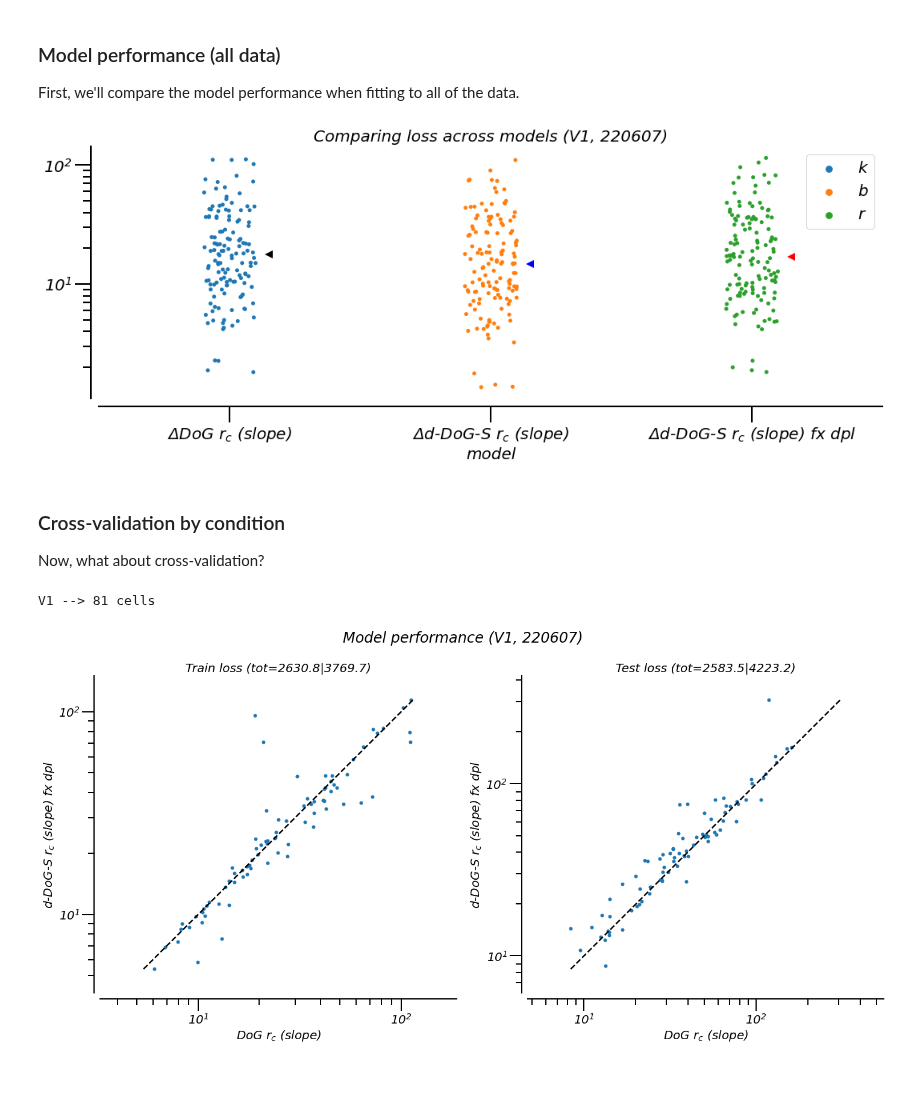
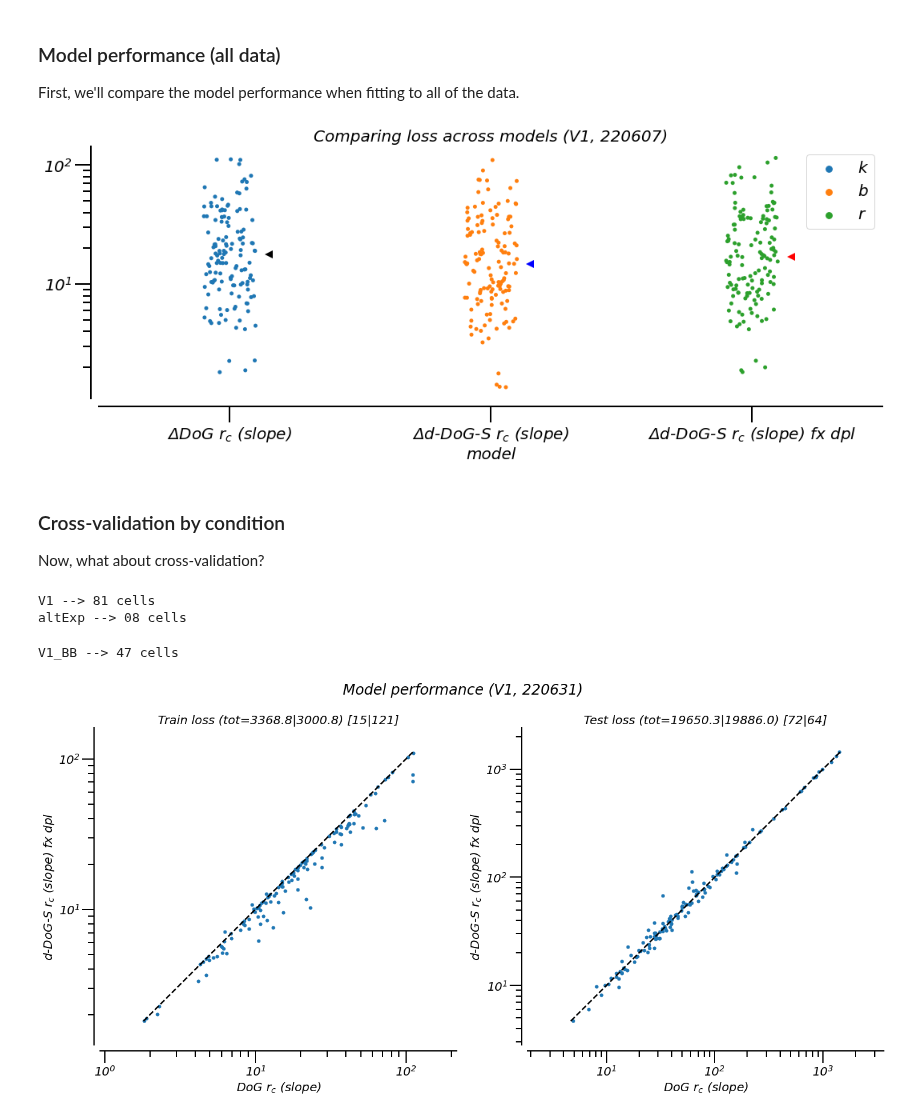
Before and after one commit to paul-levy/SF-diversity, a Jupyter notebook: 01_sfTuning_contrast.ipynb, the cells around one changed output. Cells and saved outputs as stored; diff of their text form; code cells hidden in the pictures; blank space fills up the shorter version.

```diff
--- a/01_sfTuning_contrast.ipynb
+++ b/01_sfTuning_contrast.ipynb
@@ -427,6 +370,8 @@ thresh = -1e5;
 
 phAdj = 1;
 # phAdj = 0;
+
+phAdj_str = '_phAdj' if phAdj else ''
 
 nlls_summary_all = [];
 
@@ -587,7 +532,7 @@ First, across cells
 # winners
 
 nrows, ncols = 1, 2;
-f, ax = plt.subplots(nrows, ncols, figsize=(ncols*18,nrows*15))
+f, ax = plt.subplots(nrows, ncols, figsize=(ncols*12,nrows*10))
 use_norm = False;
 monochrome = False;
 alph = 0.5
@@ -609,12 +554,12 @@ else:
 
 if monochrome:
     [ax[0].plot(i+0.3, np.median(vals[:,i,test_ind]), '<', markersize=20, color='k') for i in range(nMods)]
-    sns.swarmplot(ax=ax[0], x=np.tile(np.arange(nMods), nCells),
+    sns.stripplot(ax=ax[0], x=np.tile(np.arange(nMods), nCells),
                   y=hf.flatten_list(np.clip(vals[:,:,test_ind], None, upper_bound)),
                   size = 10, edgecolor='None', alpha=alph, color='k');
 else:
     [ax[0].plot(i+0.3, np.median(vals[:,i,test_ind]), '<', markersize=20) for i in range(nMods)]
-    sns.swarmplot(ax=ax[0], x=np.tile(np.arange(nMods), nCells),
+    sns.stripplot(ax=ax[0], x=np.tile(np.arange(nMods), nCells),
                   y=hf.flatten_list(np.clip(vals[:,:,test_ind], None, upper_bound)),
                   size = 10, edgecolor='None');
 # [ax[0].plot(i+0.15, np.median(vals[:,i,test_ind]), '<', color=param_alpha[nFreeParams[i]], markersize=10) for i in range(nMods)]
@@ -652,7 +597,7 @@ ax[1].tick_params(axis='x', which='minor', bottom=False)
 ax[1].set_xticks(range(nMods));
 ax[1].set_xticklabels(labels=[r'$\Delta$%s' % x for x in names], rotation=30);
 
-f.suptitle('Cros-validated test performance (LGN, %s)' % date);
+f.suptitle('Cross-validated test performance (LGN, %s)' % date);
 f.tight_layout();
 
 # Now save, too
@@ -872,7 +832,7 @@ pdfSv = pltSave.PdfPages(save_loc + saveName);
 pdfSv.savefig(f); # only one figure here...
 pdfSv.close()
 # %% [output]
-[figure, old version]
+[figure, new version]
 # %% [markdown]
 ### Cross-validation by condition
 Now, what about cross-validation?
@@ -880,7 +840,7 @@ Now, what about cross-validation?
 # thresh = 10;
 thresh = -1e5;
 
-expDirs = ['V1']#, 'V1_BB']#, 'V1_orig'];
+expDirs = ['V1', 'altExp', 'V1_BB']#, 'V1_orig'];
 joints = [7,9];
 whichMods = [1,3]; # sach (DoG), d-DoG-S
 nFreeParams = [2,3];
@@ -890,6 +850,7 @@ names = [r'DoG $r_c$ (slope)', r'd-DoG-S $r_c$ (slope) fx dpl'];
 # whichMods = [1,3,3]; # sach (DoG), d-DoG-S
 # nFreeParams = [2,5,3];
 # names = [r'DoG $r_c$ (slope)', r'd-DoG-S $r_c$ (slope)', r'd-DoG-S $r_c$ (slope) fx dpl'];
+
 # joints = [7,7,8,9];
 # whichMods = [1,3,3,3]; # sach (DoG), d-DoG-S
 # nFreeParams = [2,5,4,3];
@@ -912,7 +873,8 @@ for expDir in expDirs:
     dl = hf.np_smart_load('%s/structures/%s' % (expDir, dl_name));
     cell_names = dl['unitName'];
 
-    date = '220607'
+    date = '220631'
+#     date = '220607'
     dogName = 'descrFits%s_%s' % ('HPC' if isHPC else '', date);
 
     nMods = len(joints);
@@ -924,8 +886,10 @@ for expDir in expDirs:
         nBoots = ref_mod[0]['dc']['mask']['boot_paramList'].shape[0];
         for c in sorted(ref_mod.keys()):
             ref_mod[c] = ref_mod[c]['dc']['mask'];
+        isBB = True;
     else:
         nBoots = ref_mod[0]['boot_paramList'].shape[0];
+        isBB = False;
 
     print('%s --> %02d cells' % (expDir, nCells))
 
@@ -966,7 +930,7 @@ for expDir in expDirs:
                 f1f0_str = bb_get_resp_str(bb_compute_f1f0(curr_cell['sfBB_core'])[0] > 1);
                 curr_mod[c] = curr_mod[c][f1f0_str]['mask']; # overwrite so that we only have DC OR F1, only mask
 
-            test_nll = curr_mod[c]['boot_NLL_cv_test'][0];
+            test_nll = curr_mod[c]['boot_NLL_cv_test'] if isBB else curr_mod[c]['boot_NLL_cv_test'][0];
 
             if thresh>0:
                 cell_name = cell_names[c]
@@ -993,14 +957,14 @@ for expDir in expDirs:
             # -- train
             try:
                 if j>0:
-                    nlls_summary[c,i,train_ind] = curr_mod[c]['totalNLL'][0]
+                    nlls_summary[c,i,train_ind] = curr_mod[c]['totalNLL'] if isBB else curr_mod[c]['totalNLL'][0]
                 else:
-                    nlls_summary[c,i,train_ind] = np.nansum(curr_mod[c]['NLL'][0])
+                    nlls_summary[c,i,train_ind] = np.nansum(curr_mod[c]['NLL']) if isBB else np.nansum(curr_mod[c]['NLL'][0])
             except:
                 pass;
             # -- test
             try:
-                nlls_summary[c,i,test_ind] = np.nansum(test_nll[:,0]); # if not Sach, we have to specify that it's zero dispersion
+                nlls_summary[c,i,test_ind] = np.nansum(test_nll) if isBB else np.nansum(test_nll[:,0])
             except:
                 pass;
             # Now, we'll split per contrast
@@ -1031,9 +995,11 @@ for expDir in expDirs:
     if nlls_summary_all == []:
         nlls_summary_all = nlls_summary;
     else:
-        nlls_summary_all_test = np.vstack((nlls_summary_all, nlls_summary));
+        nlls_summary_all = np.vstack((nlls_summary_all, nlls_summary));
 # %% [output]
 V1 --> 81 cells
+altExp --> 08 cells
+V1_BB --> 47 cells
 # %%
 # winners
 
@@ -1042,33 +1008,34 @@ f, ax = plt.subplots(nrows, ncols, figsize=(ncols*10,nrows*10))
 use_norm = False;
 nCells = nlls_summary_all.shape[0]
 sns.despine(offset=10)
 
 norm_str = '_norm' if use_norm else ''
 by_ind = ['Train', 'Test'];
 
 for i in range(2): # first train, then test
 
     ax[i].scatter(nlls_summary_all[:,0,i], nlls_summary_all[:,1,i])
 #     ax[i].scatter(*np.transpose(nlls_summary_all[:,:,i]))
     mn,mx = np.nanmin(nlls_summary_all[:,:,i]), np.nanmax(nlls_summary_all[:,:,i])
     ax[i].plot([mn,mx],[mn,mx],color='k',linestyle='--')
     ax[i].set_xscale('log')
     ax[i].set_yscale('log')
     ax[i].set_xlabel('%s' % names[0])
     ax[i].set_ylabel('%s' % names[1])
     ax[i].axis('equal');
-    ax[i].set_title('%s loss (tot=%.1f|%.1f)' % (by_ind[i], *np.nansum(nlls_summary_all[::,i],axis=0)))
+    n_winners = [np.sum(np.argmin(nlls_summary_all[:,:,i],axis=1)==0), np.sum(np.argmin(nlls_summary_all[:,:,i],axis=1)==1)]
+    ax[i].set_title('%s loss (tot=%.1f|%.1f) [%02d|%02d]' % (by_ind[i], *np.nansum(nlls_summary_all[:,:,i], axis=0), *n_winners))
 
 f.suptitle('Model performance (V1, %s)' % date);
 f.tight_layout();
 
 # Now save, too
-saveName = "/01_02_02b_cvByCondWinners_%s%s%s.pdf" % (date, phAdj_str, norm_str);
+saveName = "/01_02_02b_cvByCondWinners_%s%s.pdf" % (date, norm_str);
 curr_dir = os.path.dirname(save_loc+saveName);
 if not os.path.exists(curr_dir):
     os.makedirs(curr_dir);
 pdfSv = pltSave.PdfPages(save_loc + saveName);
 pdfSv.savefig(f); # only one figure here...
 pdfSv.close();
 # %% [output]
-[figure, old version]
+[figure, new version]
```
Also changed, not shown: parts of 12 cells of this notebook, 3 other files.
